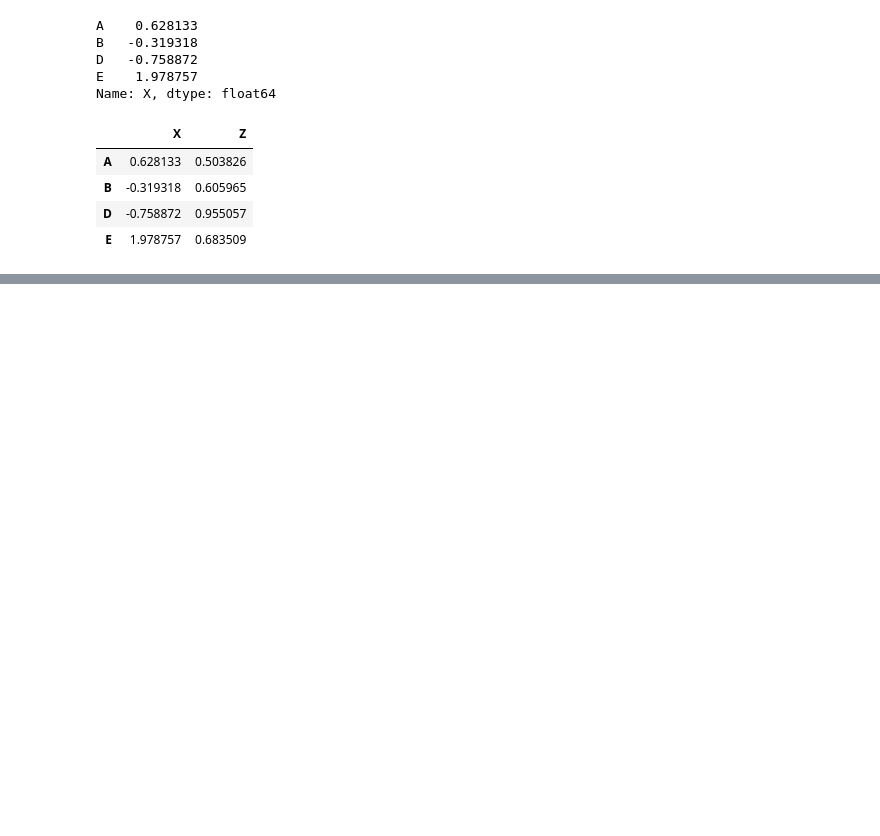
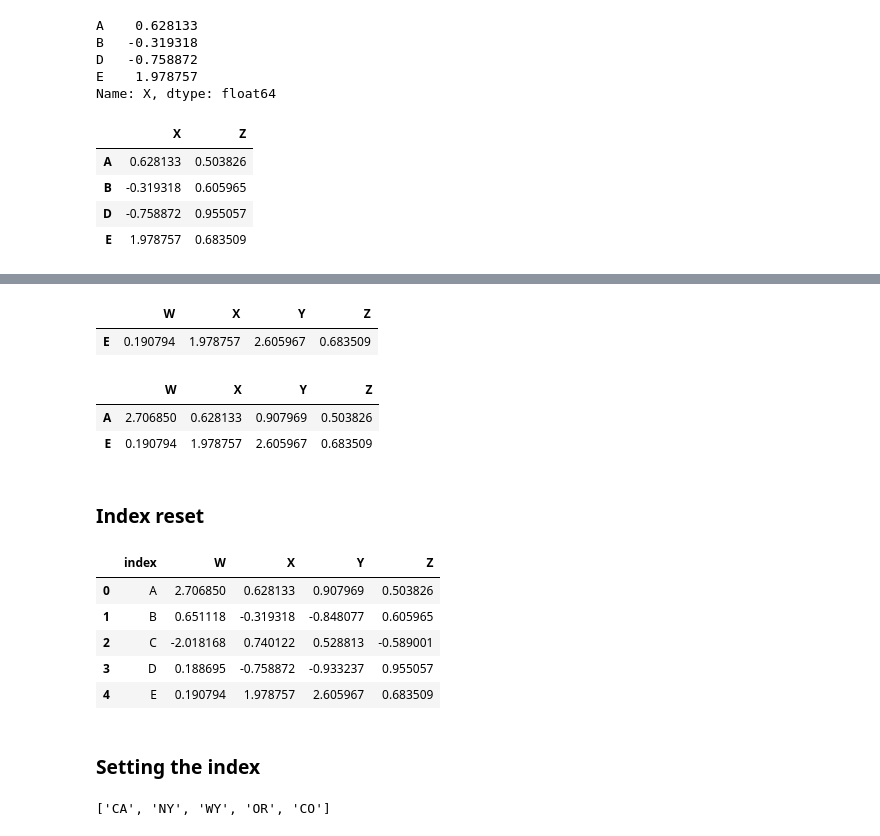
Before and after one commit to btrentini/python_practice, a Jupyter notebook: data_science_bootcamp/#bruno_files/Dataframes.ipynb, the cells around one changed output, grey strips where cells are left out. Saved outputs shown, nothing was run; the diff lists cells and outputs as text; code cells hidden in the pictures; blank space fills up the shorter version.

```diff
--- a/data_science_bootcamp/#bruno_files/Dataframes.ipynb
+++ b/data_science_bootcamp/#bruno_files/Dataframes.ipynb
@@ -242,0 +254,24 @@ df[df['W']>0][['X','Z']]
+# %%
+df[(df['W']>0) & (df['Y']>1)]
+# %% [output]
+|  | W | X | Y | Z |
+| E | 0.190794 | 1.978757 | 2.605967 | 0.683509 |
+# %%
+df[(df['W']>2) | (df['Y']>1)]
+# %% [output]
+|  | W | X | Y | Z |
+| A | 2.706850 | 0.628133 | 0.907969 | 0.503826 |
+| E | 0.190794 | 1.978757 | 2.605967 | 0.683509 |
+# %% [markdown]
+### Index reset
+# %%
+df.reset_index() #not in place
+# %% [output]
+|  | index | W | X | Y | Z |
+| 0 | A | 2.706850 | 0.628133 | 0.907969 | 0.503826 |
+| 1 | B | 0.651118 | -0.319318 | -0.848077 | 0.605965 |
+| 2 | C | -2.018168 | 0.740122 | 0.528813 | -0.589001 |
+| 3 | D | 0.188695 | -0.758872 | -0.933237 | 0.955057 |
+| 4 | E | 0.190794 | 1.978757 | 2.605967 | 0.683509 |
+# %% [markdown]
+### Setting the index
@@ -242,0 +280,4 @@ df[df['W']>0][['X','Z']]
+# %%
+newind
+# %% [output]
+['CA', 'NY', 'WY', 'OR', 'CO']
```
Also changed, not shown: parts of 9 cells of this notebook.
